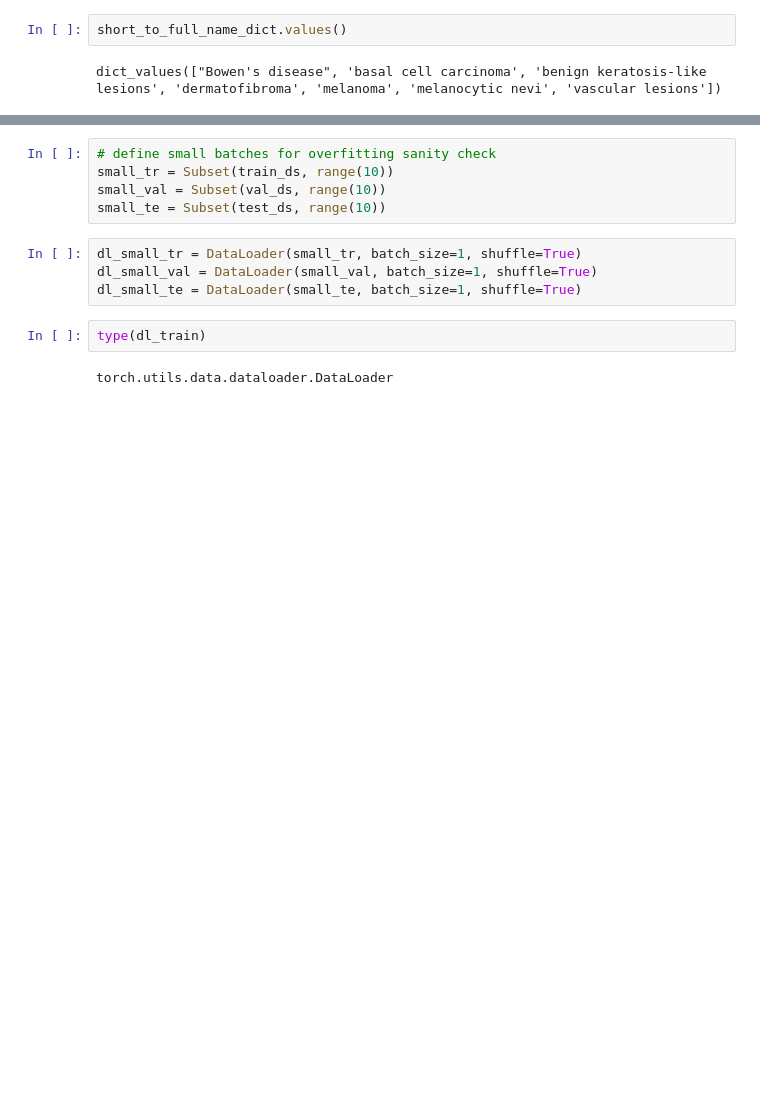
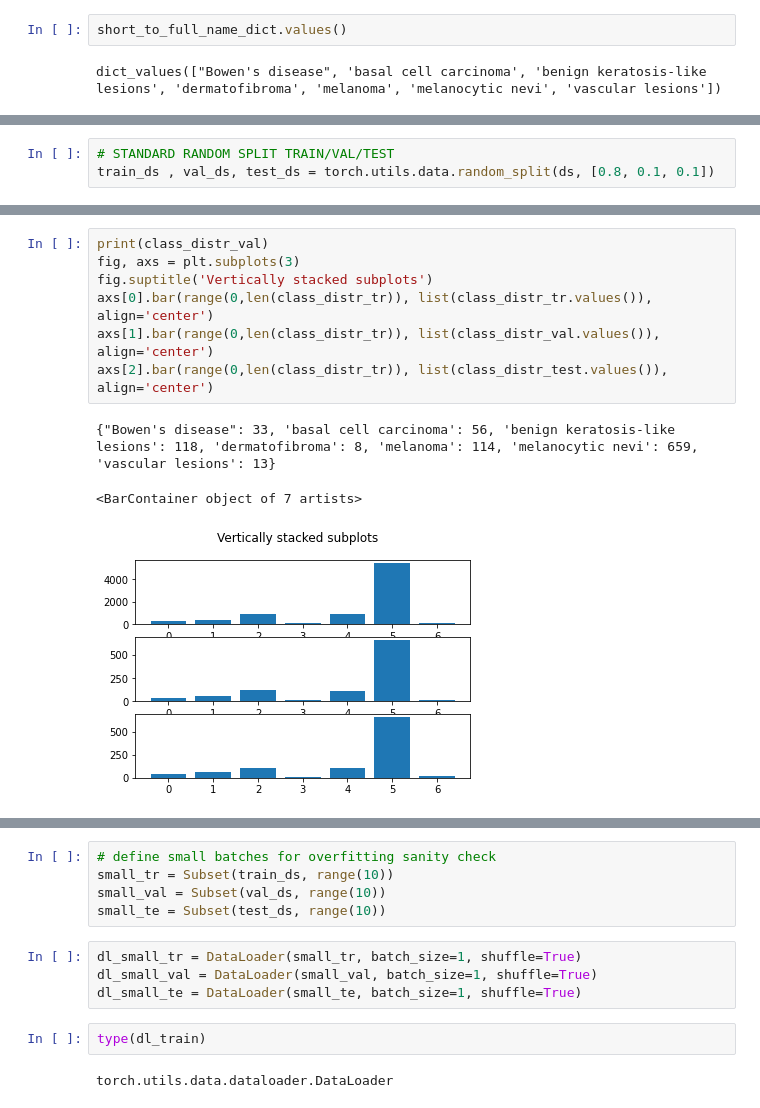
Before and after one commit to AndreAmaduzzi/tensorflow-vs-pytorch, a Jupyter notebook: pytorch.ipynb, the cells around one changed output, grey strips where cells are left out. Drawn from its saved outputs; the diff is of its cells as text; blank space fills up the shorter version.

```diff
--- a/pytorch.ipynb
+++ b/pytorch.ipynb
@@ -435,0 +466,3 @@ dl_test = DataLoader(test_ds, batch_size=28, shuffle=True)
+# %%
+# STANDARD RANDOM SPLIT TRAIN/VAL/TEST
+train_ds , val_ds, test_ds = torch.utils.data.random_split(ds, [0.8, 0.1, 0.1])
@@ -435,0 +476,11 @@ dl_test = DataLoader(test_ds, batch_size=28, shuffle=True)
+# %%
+print(class_distr_val)
+fig, axs = plt.subplots(3)
+fig.suptitle('Vertically stacked subplots')
+axs[0].bar(range(0,len(class_distr_tr)), list(class_distr_tr.values()), align='center')
+axs[1].bar(range(0,len(class_distr_tr)), list(class_distr_val.values()), align='center')
+axs[2].bar(range(0,len(class_distr_tr)), list(class_distr_test.values()), align='center')
+# %% [output]
+{"Bowen's disease": 33, 'basal cell carcinoma': 56, 'benign keratosis-like lesions': 118, 'dermatofibroma': 8, 'melanoma': 114, 'melanocytic nevi': 659, 'vascular lesions': 13}
+<BarContainer object of 7 artists>
+[figure, added]
```
Also changed, not shown: parts of 12 cells of this notebook.
